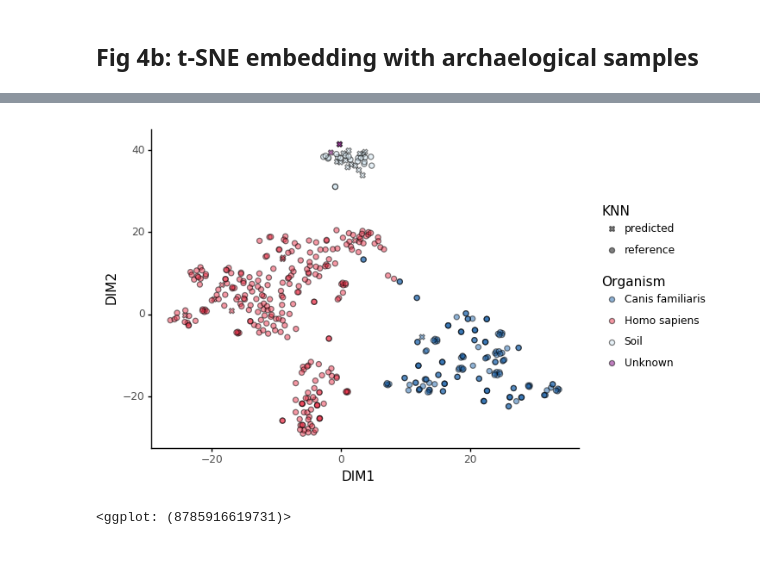
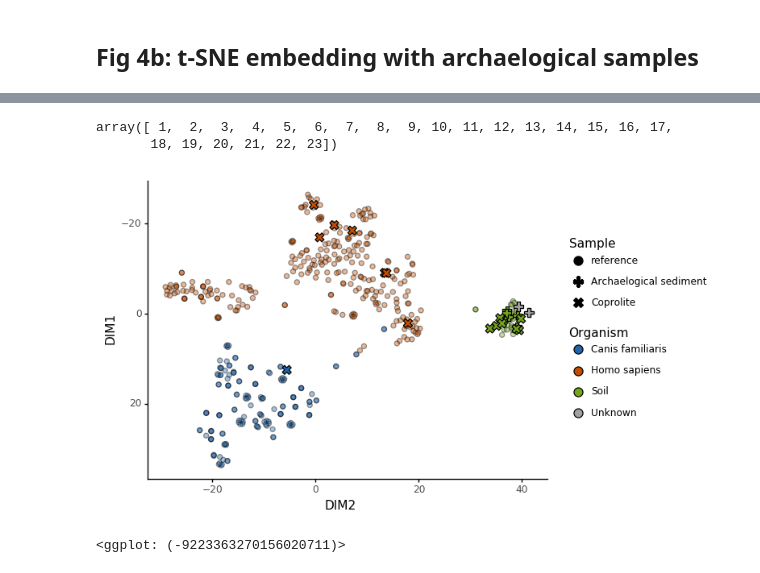
Before and after one commit to maxibor/coproid-article, a Jupyter notebook: figures/figure4/figure4.ipynb, the cells around one changed output, grey strips where cells are left out. Saved outputs shown, nothing was run; the diff lists cells and outputs as text; code cells hidden in the pictures.

```diff
--- a/figures/figure4/figure4.ipynb
+++ b/figures/figure4/figure4.ipynb
@@ -227,9 +202,50 @@ sp['organism'] = sp['organism'].str.replace('_'," ")
+# %%
+sp_ref = sp.query('ml == "reference"')
+sp_pred = sp.query('ml == "predicted"')
+# %%
+sample_type = pd.Series({
+    'AHP003_A0101_SG1_1_S0':'Coprolite',
+    'CMN001_D0101_SG1_1_S0':'Archaelogical sediment',
+    'ZSM005':'Coprolite',
+    'ZSM002':'Coprolite',
+    'AHP003_B0101_SG1_1_S0':'Coprolite',
+    'ZSM029':'Coprolite',
+    'YRK001_A0101_SG1_1_S0':'Coprolite',
+    'ZSM025':'Coprolite',
+    'TRO001_A0101_SG1_1_S0':'Archaelogical sediment',
+    'ZSM028':'Coprolite',
+    'ZSM023':'Coprolite',
+    'ECO004_D0101_SG1_1_S0':'Archaelogical sediment',
+    'AHP001_A0101_SG1_1_S0':'Coprolite',
+    'AHP002_A0101_SG1_1_S0':'Coprolite',
+    'CBA001_A0101_SG1_1_S0':'Archaelogical sediment',
+    'LEI010_A0101_SG1_1_S0':'Archaelogical sediment',
+    'AHP004_A0101_SG1_1_S0':'Coprolite',
+    'AHP004_B0101_SG1_1_S0':'Coprolite',
+    'DRL001_A0101_SG1_1_S0':'Archaelogical sediment',
+    'AHP001_B0101_SG1_1_S0':'Coprolite',
+    'ZSM027':'Coprolite',
+    'BRF001_A0101_SG1_1_S0':'Archaelogical sediment',
+    'MLP001_A0101_SG1_1_S0':'Archaelogical sediment',
+    'AHP002_B0101_SG1_1_S0':'Coprolite'
+}, name='sample type')
+# %%
+sp_pred = sp_pred.merge(sample_type, left_index=True, right_index=True)
+# %%
+np.arange(1, sp_pred.shape[0])
+# %% [output]
+array([ 1,  2,  3,  4,  5,  6,  7,  8,  9, 10, 11, 12, 13, 14, 15, 16, 17,
+       18, 19, 20, 21, 22, 23])
+# %%
+sp_pred['samp_number'] = np.arange(1, sp_pred.shape[0]+1)
 # %%
-p = ggplot(sp, aes(x='PC1',y='PC2')) + geom_point(aes(fill='organism', shape='ml'), stroke=0.5, alpha=0.5, color='black', size = 2)
-p = p + scale_shape_manual(name='KNN', values={'predicted':'X', 'reference':'o'}) + theme_classic() + labs(x='DIM1',y='DIM2')
-p = p + scale_fill_manual(name = 'Organism', values = {"Canis familiaris":"#2166ac","Homo sapiens":"#ea334a", "Soil":"#d1e5f0", 'Unknown':'purple'})
+p = ggplot(sp_ref, aes(x='PC1',y='PC2')) + geom_point(aes(fill='organism', shape='ml'), stroke=0.5, color='black', size = 2, alpha=0.4)
+p = p + geom_point(data = sp_pred, mapping=aes(x='PC1',y='PC2', fill='organism', shape='sample type'), stroke=0.5, color='black', size = 4)
+p = p + scale_shape_manual(name='Sample', values={'Coprolite':'X', 'Archaelogical sediment':'P', 'reference':'o'}) + theme_classic() + labs(x='DIM1',y='DIM2')
+p = p + scale_fill_manual(name = 'Organism', values = {"Canis familiaris":"#2166ac","Homo sapiens":"#c44e00", "Soil":"#75a51c", 'Unknown':'#a2a3a1'})
+p = p  + scale_x_reverse() + coord_flip()
 p.save("results/figure4B.png", dpi=300)
 p
 # %% [output]
-[figure, old version]
+[figure, new version]
-<ggplot: (8785916619731)>
+<ggplot: (-9223363270156020711)>
```
Also changed, not shown: parts of 16 cells of this notebook, 22 other files.
